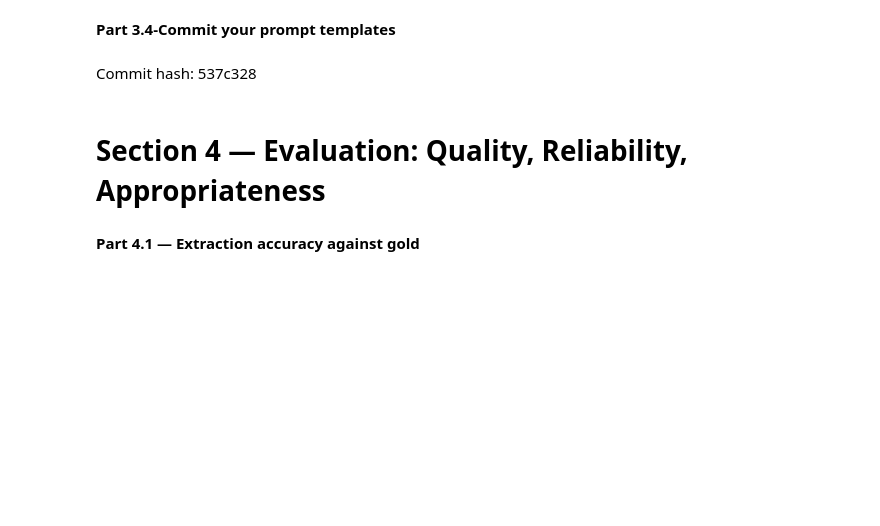
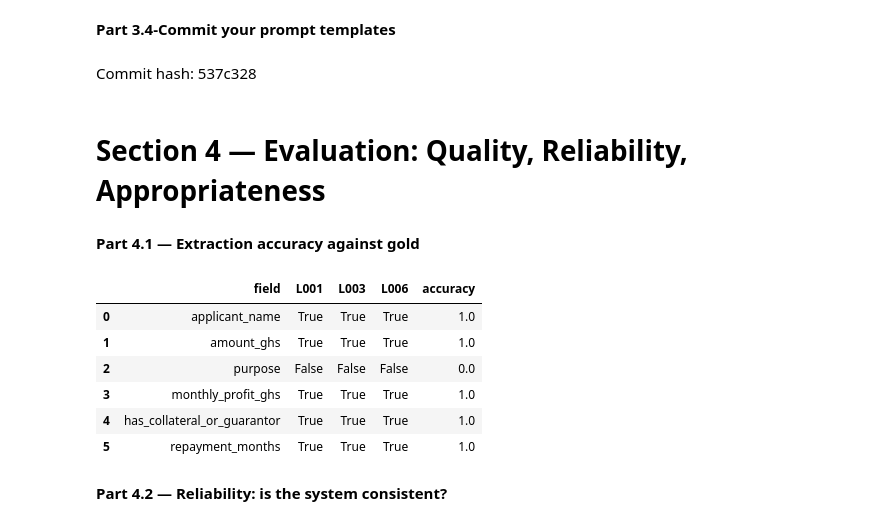
Before and after one commit to Panfordd/lab-4-llm-decision-support, a Jupyter notebook: Lab 4_llm_support_decision.ipynb, the cells around one changed output. Cells and saved outputs as stored; diff of their text form; code cells hidden in the pictures; blank space fills up the shorter version.

```diff
--- a/Lab 4_llm_support_decision.ipynb
+++ b/Lab 4_llm_support_decision.ipynb
@@ -254,7 +255,7 @@ Kofi, a 22-year-old individual, has applied for a loan of GHS 50,000 to start th
 import json
 import pandas as pd
 
-EXACT_PROMPT = """You are an information extraction assistant for a microfinance loan officer
+EXTRACT_PROMPT = """You are an information extraction assistant for a microfinance loan officer
                   Extract information from the loan application and return only a valid JSON object.
 
                   Use these keys:
@@ -297,13 +298,13 @@ EXACT_PROMPT = """You are an information extraction assistant for a microfinance
 #   json.loads() the result, and returns a dict. Handle parse failures gracefully
 #   (return None and print a warning).
 
-def extract_fields(letter_text):
+def extract_fields(letter_text,temperature=0):
 
     user_prompt = "Extract the required fields from this loan application:\n\n" + letter_text
 
     answer = ask_llm(
         user_prompt,
-        system_prompt=EXACT_PROMPT,
+        system_prompt=EXTRACT_PROMPT,
         temperature=0
     )
 
@@ -467,6 +468,69 @@ Commit hash:
 # %%
 # TODO: For the three letters in GOLD, compare your extracted DataFrame to the gold values
 #   field by field. Compute per-field accuracy across the three letters
 #   (name matching can be case-insensitive; numbers must match exactly).
 
+fields = [
+    "applicant_name",
+    "amount_ghs",
+    "purpose",
+    "monthly_profit_ghs",
+    "has_collateral_or_guarantor",
+    "repayment_months"
+]
+
+gold_letters = ["L001", "L003", "L006"]
+
+predictions = extracted_df.set_index("Letter_id")
+
+comparison_results = []
+
+for field in fields:
+
+    row = {"field": field}
+    correct = 0
+
+    for letter_id in gold_letters:
+
+        predicted = predictions.loc[letter_id, field]
+        expected = GOLD[letter_id][field]
+
+        if field == "applicant_name":
+            match = str(predicted).lower() == str(expected).lower()
+
+        elif pd.isna(predicted) and expected is None:
+            match = True
+
+        else:
+            match = predicted == expected
+
+        row[letter_id] = match
+
+        if match:
+            correct = correct + 1
+
+    row["accuracy"] = correct / len(gold_letters)
+
+    comparison_results.append(row)
+
+
+
 # TODO: Display a small table: rows = fields, columns = L001 / L003 / L006 / accuracy.
+
+accuracy_df = pd.DataFrame(comparison_results)
+
+accuracy_df = accuracy_df[
+    ["field", "L001", "L003", "L006", "accuracy"]
+]
+
+accuracy_df
+# %% [output]
+|  | field | L001 | L003 | L006 | accuracy |
+| 0 | applicant_name | True | True | True | 1.0 |
+| 1 | amount_ghs | True | True | True | 1.0 |
+| 2 | purpose | False | False | False | 0.0 |
+| 3 | monthly_profit_ghs | True | True | True | 1.0 |
+| 4 | has_collateral_or_guarantor | True | True | True | 1.0 |
+| 5 | repayment_months | True | True | True | 1.0 |
+# %% [markdown]
+**Part 4.2 — Reliability: is the system consistent?**
```
Also changed, not shown: parts of 12 cells of this notebook.
